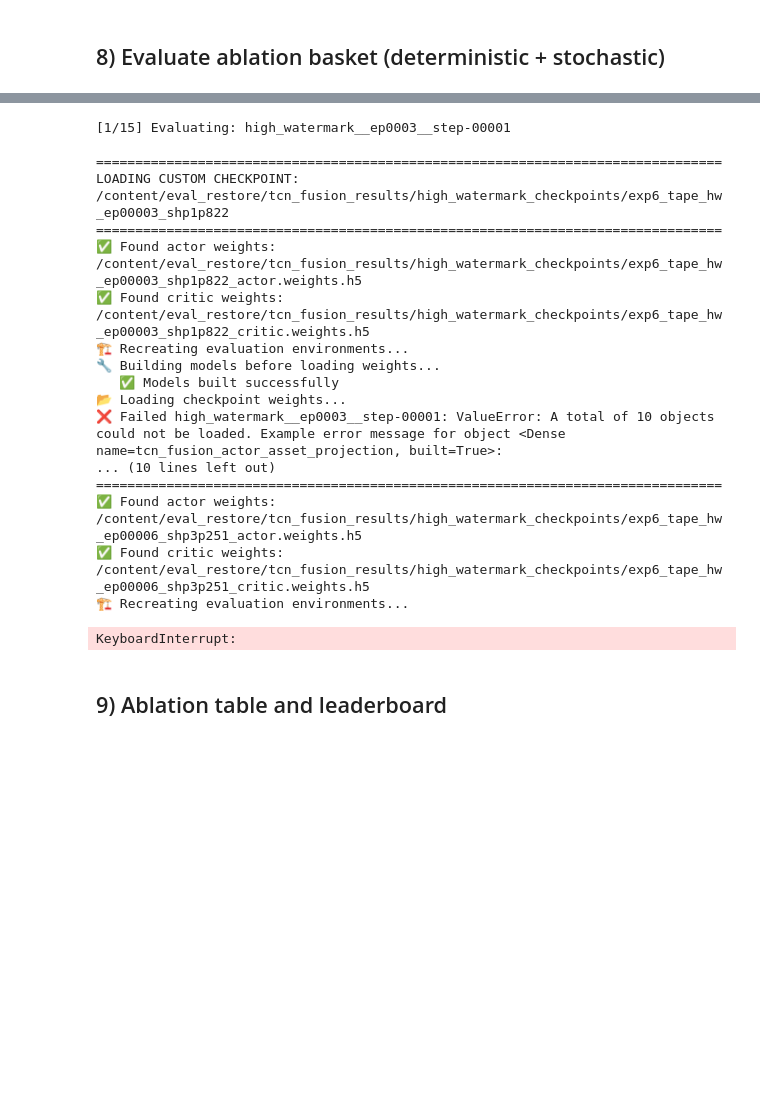
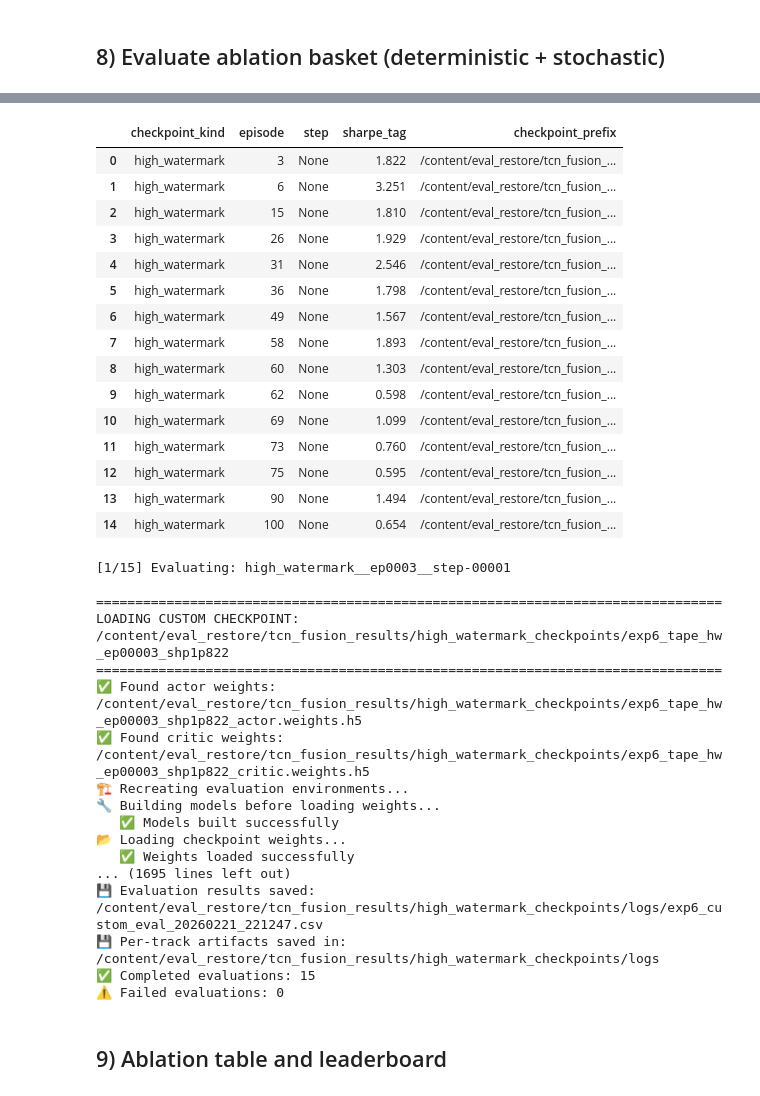
Before and after one commit to Dave-DKings/tape_tcn_project, a Jupyter notebook: tcn_evaluation_only.ipynb, the cells around one changed output, grey strips where cells are left out. Drawn from its saved outputs; the diff is of its cells as text; code cells hidden in the pictures; blank space fills up the shorter version.

```diff
--- a/tcn_evaluation_only.ipynb
+++ b/tcn_evaluation_only.ipynb
@@ -586,3 +725,26 @@ Forced missing: []
+# %%
+display(
+    eval_ablation_ckpts[["checkpoint_kind", "episode", "step", "sharpe_tag", "checkpoint_prefix"]]
+    .sort_values(["episode", "step"], na_position="last")
+    .reset_index(drop=True)
+)
+# %% [output]
+|  | checkpoint_kind | episode | step | sharpe_tag | checkpoint_prefix |
+| 0 | high_watermark | 3 | None | 1.822 | /content/eval_restore/tcn_fusion_... |
+| 1 | high_watermark | 6 | None | 3.251 | /content/eval_restore/tcn_fusion_... |
+| 2 | high_watermark | 15 | None | 1.810 | /content/eval_restore/tcn_fusion_... |
+| 3 | high_watermark | 26 | None | 1.929 | /content/eval_restore/tcn_fusion_... |
+| 4 | high_watermark | 31 | None | 2.546 | /content/eval_restore/tcn_fusion_... |
+| 5 | high_watermark | 36 | None | 1.798 | /content/eval_restore/tcn_fusion_... |
+| 6 | high_watermark | 49 | None | 1.567 | /content/eval_restore/tcn_fusion_... |
+| 7 | high_watermark | 58 | None | 1.893 | /content/eval_restore/tcn_fusion_... |
+| 8 | high_watermark | 60 | None | 1.303 | /content/eval_restore/tcn_fusion_... |
+| 9 | high_watermark | 62 | None | 0.598 | /content/eval_restore/tcn_fusion_... |
+| 10 | high_watermark | 69 | None | 1.099 | /content/eval_restore/tcn_fusion_... |
+| 11 | high_watermark | 73 | None | 0.760 | /content/eval_restore/tcn_fusion_... |
+| 12 | high_watermark | 75 | None | 0.595 | /content/eval_restore/tcn_fusion_... |
+| 13 | high_watermark | 90 | None | 1.494 | /content/eval_restore/tcn_fusion_... |
+| 14 | high_watermark | 100 | None | 0.654 | /content/eval_restore/tcn_fusion_... |
 # %%
 def eval_run_one_checkpoint(eval_cfg, phase1_data, ckpt_prefix, seed=42):
     stub = create_experiment6_result_stub(
@@ -603,6 +765,7 @@ def eval_run_one_checkpoint(eval_cfg, phase1_data, ckpt_prefix, seed=42):
         checkpoint_path_override=ckpt_prefix,
         deterministic_eval_mode=EVAL_DETERMINISTIC_MODE,
         num_eval_runs=EVAL_NUM_STOCHASTIC_RUNS,
+        stochastic_eval_mode = 'sample',
         stochastic_episode_length_limit=EVAL_STOCHASTIC_EPISODE_LIMIT,
         save_eval_logs=EVAL_SAVE_LOGS,
         save_eval_artifacts=EVAL_SAVE_ARTIFACTS,
@@ -645,13 +808,12 @@ LOADING CUSTOM CHECKPOINT: /content/eval_restore/tcn_fusion_results/high_waterma
 🔧 Building models before loading weights...
    ✅ Models built successfully
 📂 Loading checkpoint weights...
-❌ Failed high_watermark__ep0003__step-00001: ValueError: A total of 10 objects could not be loaded. Example error message for object <Dense name=tcn_fusion_actor_asset_projection, built=True>:
-... (10 lines left out)
-================================================================================
-✅ Found actor weights: /content/eval_restore/tcn_fusion_results/high_watermark_checkpoints/exp6_tape_hw_ep00006_shp3p251_actor.weights.h5
-✅ Found critic weights: /content/eval_restore/tcn_fusion_results/high_watermark_checkpoints/exp6_tape_hw_ep00006_shp3p251_critic.weights.h5
-🏗️ Recreating evaluation environments...
+   ✅ Weights loaded successfully
+... (1695 lines left out)
+💾 Evaluation results saved: /content/eval_restore/tcn_fusion_results/high_watermark_checkpoints/logs/exp6_custom_eval_20260221_221247.csv
+💾 Per-track artifacts saved in: /content/eval_restore/tcn_fusion_results/high_watermark_checkpoints/logs
+✅ Completed evaluations: 15
+⚠️ Failed evaluations: 0
-KeyboardInterrupt:
 # %% [markdown]
 ## 9) Ablation table and leaderboard
 # %%
```
Also changed, not shown: parts of 5 cells of this notebook, 3 other files.
